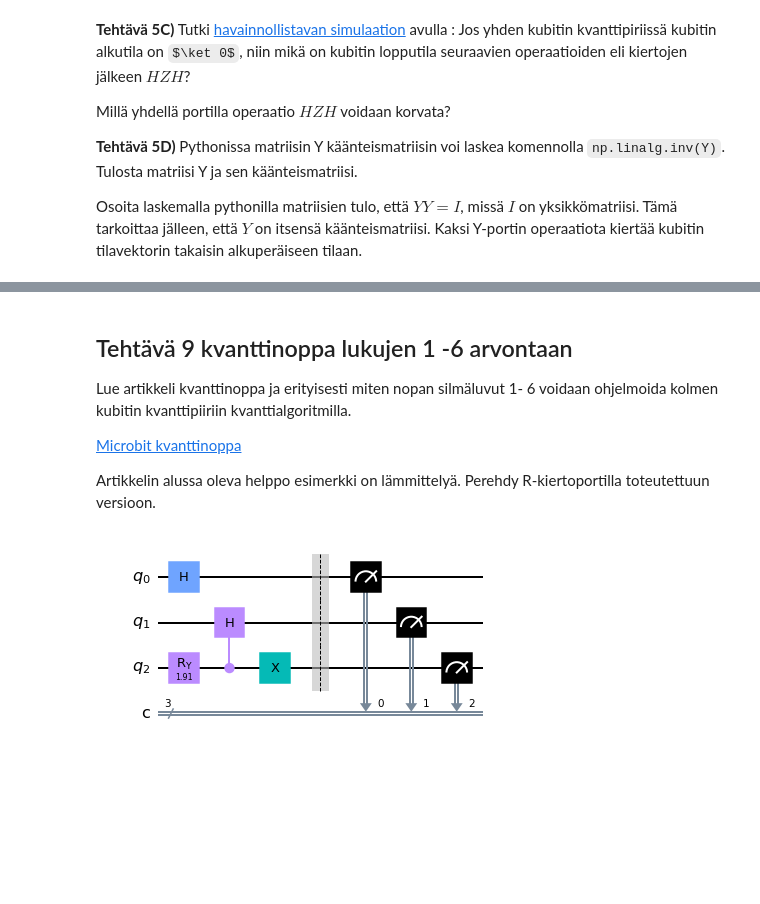
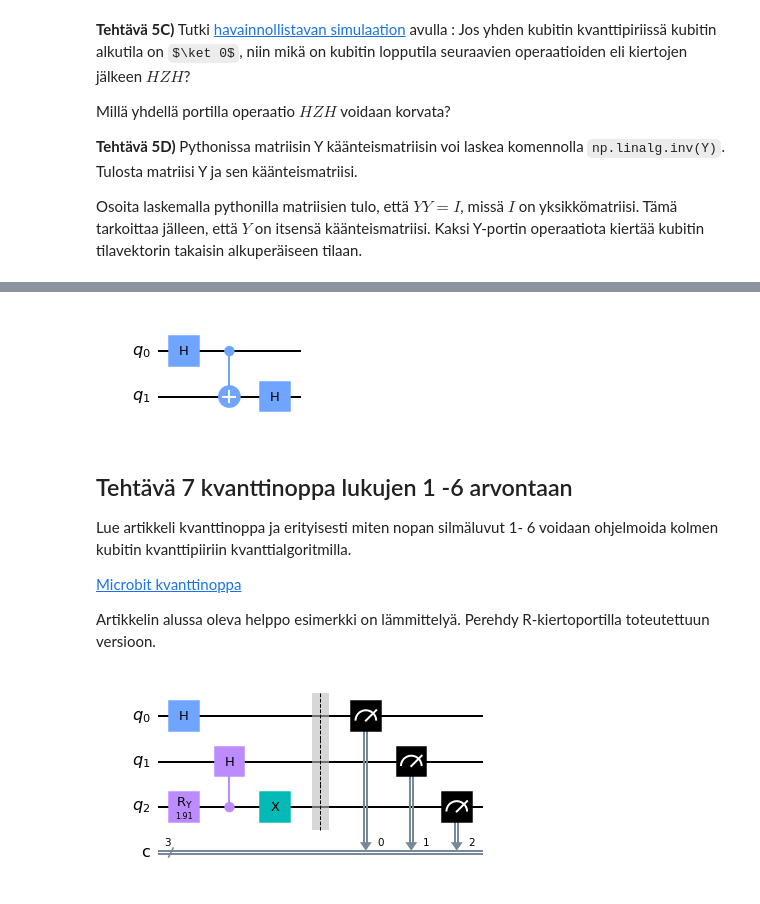
Before and after one commit to otaniemenlukio/kvanttilaskenta2024-kierros3, a Jupyter notebook: kierros3_tehtävät.ipynb, the cells around one changed output, grey strips where cells are left out. Drawn from its saved outputs; the diff is of its cells as text; code cells hidden in the pictures; some formulas as TeX source; blank space fills up the shorter version.

Commit message:
Modify tehtävät

```diff
--- a/kierros3_tehtävät.ipynb
+++ b/kierros3_tehtävät.ipynb
@@ -527,5 +389,13 @@ plot_histogram(backend.run(qc).result().get_counts())
+# %%
+circuit =QuantumCircuit(2)
+circuit.h(0)
+circuit.cx(0,1)
+circuit.h(1)
+circuit.draw(output='mpl')
+# %% [output]
+[figure, added]
 # %% [markdown]
-## Tehtävä 9 kvanttinoppa lukujen 1 -6 arvontaan
+## Tehtävä 7 kvanttinoppa lukujen 1 -6 arvontaan
 
 Lue artikkeli kvanttinoppa ja erityisesti miten nopan silmäluvut 1- 6 voidaan ohjelmoida kolmen kubitin kvanttipiiriin kvanttialgoritmilla.
 
```
Also changed, not shown: parts of 31 cells of this notebook, 2 other files.
